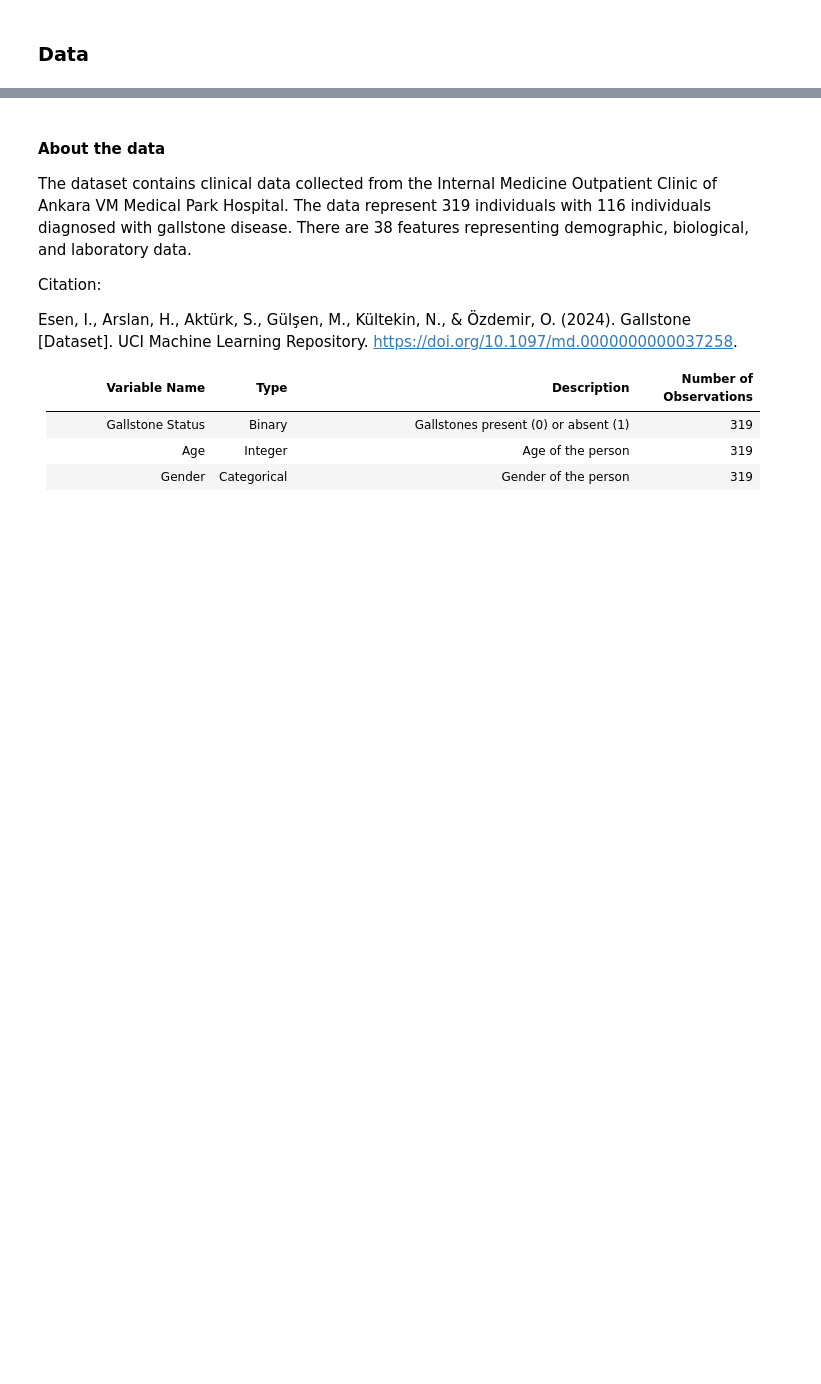
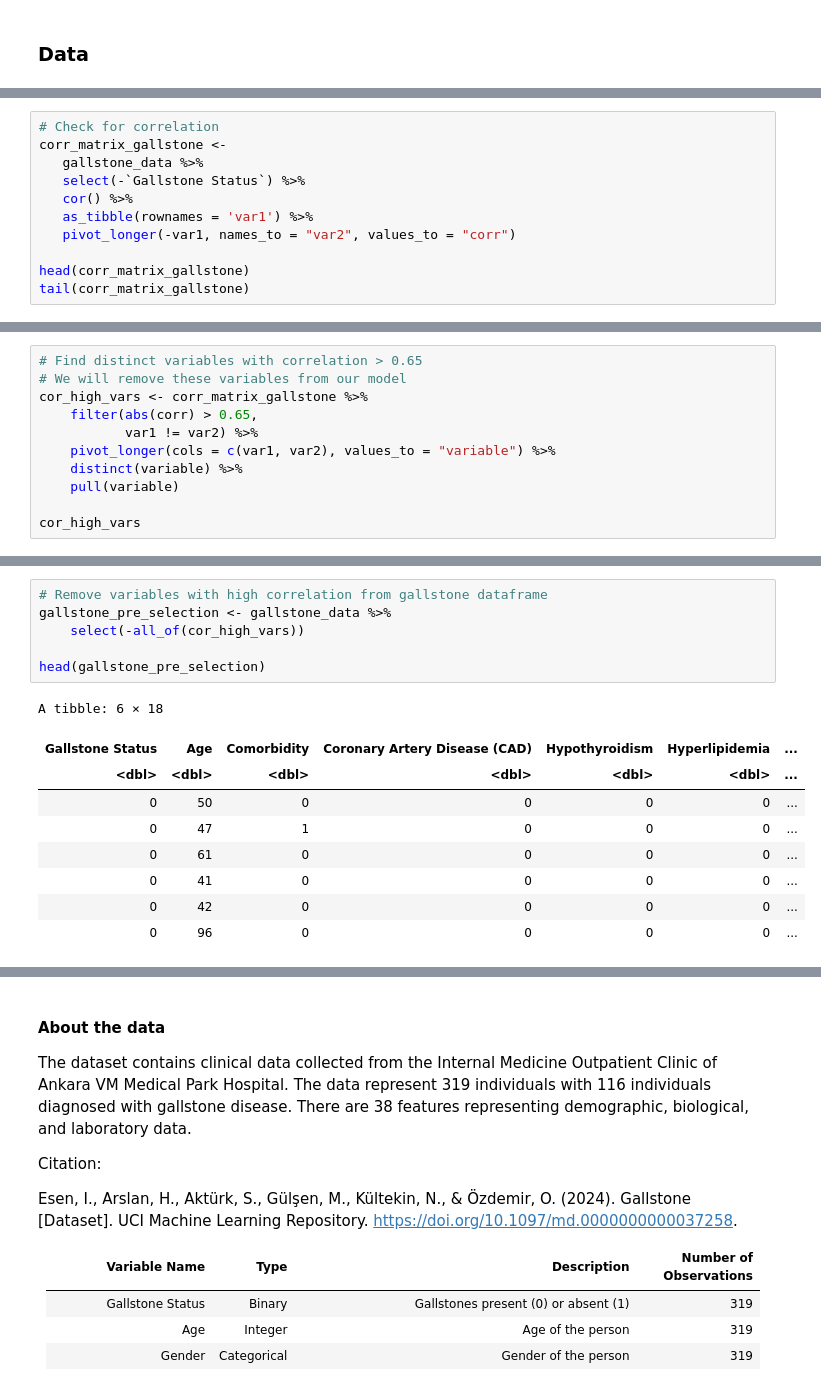
Before and after one commit to hakkd/STAT-301-group-project, a Jupyter notebook: Gallstone.ipynb, the cells around one changed output, grey strips where cells are left out. Saved outputs shown, nothing was run; the diff lists cells and outputs as text; blank space fills up the shorter version.

Commit message:
Pre-selection of data

```diff
--- a/Gallstone.ipynb
+++ b/Gallstone.ipynb
@@ -88,0 +111,11 @@ A tibble: 6 × 39
+# %%
+# Check for correlation
+corr_matrix_gallstone <-
+   gallstone_data %>%
+   select(-`Gallstone Status`) %>%
+   cor() %>%
+   as_tibble(rownames = 'var1') %>%
+   pivot_longer(-var1, names_to = "var2", values_to = "corr")
+
+head(corr_matrix_gallstone)
+tail(corr_matrix_gallstone)
@@ -88,0 +141,11 @@ A tibble: 6 × 39
+# %%
+# Find distinct variables with correlation > 0.65
+# We will remove these variables from our model
+cor_high_vars <- corr_matrix_gallstone %>%
+    filter(abs(corr) > 0.65,
+           var1 != var2) %>%
+    pivot_longer(cols = c(var1, var2), values_to = "variable") %>%
+    distinct(variable) %>%
+    pull(variable)
+
+cor_high_vars
@@ -88,0 +164,16 @@ A tibble: 6 × 39
+# %%
+# Remove variables with high correlation from gallstone dataframe
+gallstone_pre_selection <- gallstone_data %>%
+    select(-all_of(cor_high_vars))
+
+head(gallstone_pre_selection)
+# %% [output]
+A tibble: 6 × 18
+| Gallstone Status | Age | Comorbidity | Coronary Artery Disease (CAD) | Hypothyroidism | Hyperlipidemia | ... |
+| <dbl> | <dbl> | <dbl> | <dbl> | <dbl> | <dbl> | ... |
+| 0 | 50 | 0 | 0 | 0 | 0 | ... |
+| 0 | 47 | 1 | 0 | 0 | 0 | ... |
+| 0 | 61 | 0 | 0 | 0 | 0 | ... |
+| 0 | 41 | 0 | 0 | 0 | 0 | ... |
+| 0 | 42 | 0 | 0 | 0 | 0 | ... |
+| 0 | 96 | 0 | 0 | 0 | 0 | ... |
```
Also changed, not shown: parts of 7 cells of this notebook.
